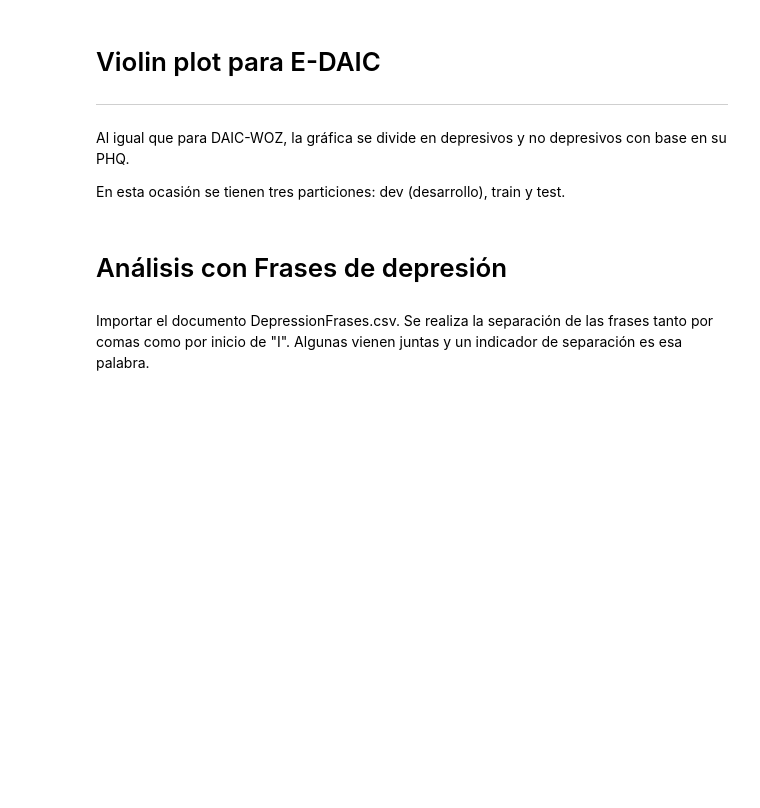
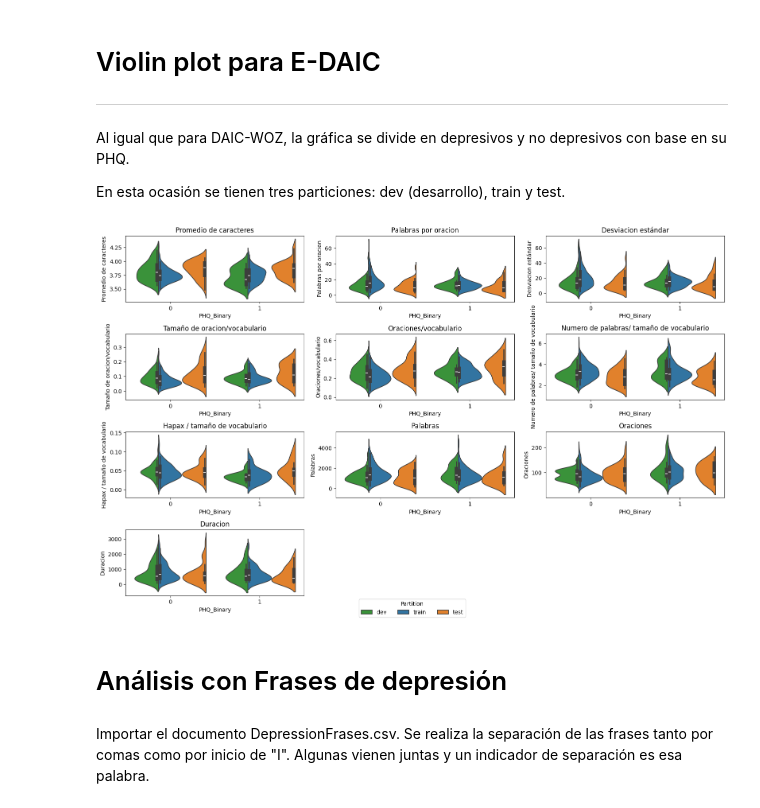
Before and after one commit to FabysMV/Detection_depress, a Jupyter notebook: depression_detect.ipynb, the cells around one changed output. Saved outputs shown, nothing was run; the diff lists cells and outputs as text; code cells hidden in the pictures; blank space fills up the shorter version.

```diff
--- a/depression_detect.ipynb
+++ b/depression_detect.ipynb
@@ -485,39 +460,39 @@ for folder_ids in os.listdir(folder_e_DAIC):
                 data = pd.read_csv(file_path, sep=',')
                 # print(data)
                 trans = '. '.join(data["Text"])
-                complete_trans.append(trans)
+                (oraciones, palabras) = Clean(trans)
+                complete_trans.append(palabras)
                 # llamar a funciones
-                palabras = nltk.word_tokenize(trans)
-                oraciones = nltk.tokenize.sent_tokenize(trans)
-                t_s = tam_sentence(trans, palabras, oraciones)
-                r_o_p = rel_oracion_palabra(trans, palabras, oraciones)
-                v_r = vocab_rich(trans, palabras)
+                t_s = tam_sentence(palabras, oraciones)
+                r_o_p = rel_oracion_palabra(palabras, oraciones)
+                v_r = vocab_rich(palabras)
 
-                fila_e = {"Participant_ID": int(file[0:3]), "Promedio de caracteres": tam_word(trans, palabras), "Palabras por oracion":t_s[0] ,
+                fila_e = {"Participant_ID": int(file[0:3]), "Promedio de caracteres": tam_word(palabras), "Palabras por oracion":t_s[0] ,
                         "Desviacion estándar": t_s[1], "Tamaño de oracion/vocabulario": r_o_p[0],
                         "Oraciones/vocabulario": r_o_p[1],
-                         "Numero de palabras": v_r[0], "Tamaño de vocabulario": v_r[1], "Hapax local": v_r[2],
+                         "Numero de palabras": v_r[0], "Tamaño de vocabulario": v_r[1], "Hapax local": v_r[2], "Numero de Hapax local": len(v_r[2]),
                          "Palabras": len(palabras), "Oraciones": len(oraciones),
                         "Duracion": delta_time(data['Start_Time'], data['End_Time'])}
                 # print(filas)
                 # llenar lista con valores del nuevo df
                 filas_e.append(fila_e)
-
-# Calculamos los Hapaxes
-fdis = nltk.FreqDist(nltk.word_tokenize(complete_trans))
-hapaxes = fdis.hapaxes()  # Lista de hapaxes
 # %% [markdown]
 En este bloque, se crea el nuevo dataframe y se guarda en un archivo .csv y se descarga.
 # %%
 df_e = pd.DataFrame(filas_e)
 df_e = df_e.sort_values(by = "Participant_ID")
 
+# Calculamos los HAPAX totales
+h = [word for sublist in df_e['Hapax local'] for word in sublist]
+fdis = nltk.FreqDist(h)
+hapaxes = fdis.hapaxes()  # Lista de hapaxes
+
 # Contamos los hapax de cada paciente con respecto a los Hapaxes totales
 # Una nueva columna es agregada, sobre ésta se realizan los cálculos de riqueza de vocabulario
-df_e['Hapax'] = df_e['Hapax local'].apply(CountHapax, args = hapaxes)
+df_e['Hapax'] = df_e['Hapax local'].apply(lambda x: len(set(x) & set(hapaxes)))
 df_e['Numero de palabras/ tamaño de vocabulario'] = df_e['Numero de palabras']/df_e['Tamaño de vocabulario']
-df_e['Hapax / tamaño de vocabulario'] = df_e['Hapax']/ df_e['Tamaño de vocabuario']
-df_e = df_e.drop("Hapax local", axis = 1, inplace = True)
+df_e['Hapax / tamaño de vocabulario'] = df_e['Hapax']/ df_e['Tamaño de vocabulario']
+# df_e = df_e.drop("Hapax local", axis = 1, inplace = True)
 
 df_e.to_csv("E-DAIC.csv", index = False, sep = ",")
 files.download("E-DAIC.csv")
@@ -549,28 +530,30 @@ En esta ocasión se tienen tres particiones: dev (desarrollo), train y test.
 # %%
 import seaborn as sns
 import matplotlib.pyplot as plt
 import pandas as pd
 
 # lista de columnas que se van a graficar
 columnas = ['Promedio de caracteres', 'Palabras por oracion',
-            'Desviacion estándar', 'Tamaño de oracion/vocabulario',
-            'Oraciones/vocabulario', 'Numero de palabras/tam. vocabulario',
-            'Hapax/tam. vocabulario', 'Palabras', 'Oraciones', 'Duracion']
+       'Desviacion estándar', 'Tamaño de oracion/vocabulario',
+       'Oraciones/vocabulario', 'Numero de palabras/ tamaño de vocabulario',
+       'Hapax / tamaño de vocabulario', 'Palabras', 'Oraciones', 'Duracion']
 
 # Crear gráficos violinplot con separación por 'Partition' y 'PHQ_Binary'
 plt.figure(figsize=(16, 10))  # Tamaño de la figura
 
 # Iterar sobre las columnas
 for i, col in enumerate(columnas, 1):
     plt.subplot(4, 3, i)  # Crear una subtrama para cada gráfica
     plot = sns.violinplot(x='PHQ_Binary', y=col, hue='Partition', data=p_e, split=True,
                           palette={'train': '#1f77b4', 'test': '#ff7f0e', 'dev': '#2ca02c'}, dodge=True)
     plot.legend_.remove()  # Remover la leyenda de cada subplot
     plt.title(col)
 
 # Crear la leyenda de manera manual al final
 handles, labels = plot.get_legend_handles_labels()  # Obtener handles y labels de la última gráfica
 plt.figlegend(handles, labels, loc='lower center', title='Partition', ncol=3)
 
 plt.tight_layout()  # Ajustar los gráficos
 plt.show()
+# %% [output]
+[figure, added]
```
Also changed, not shown: parts of 22 cells of this notebook.
